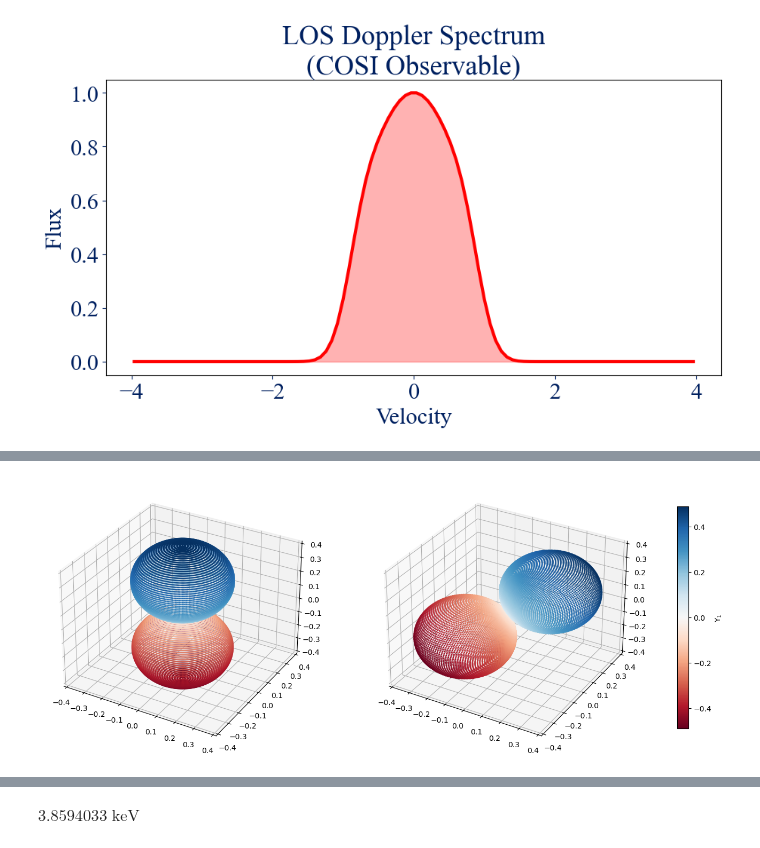
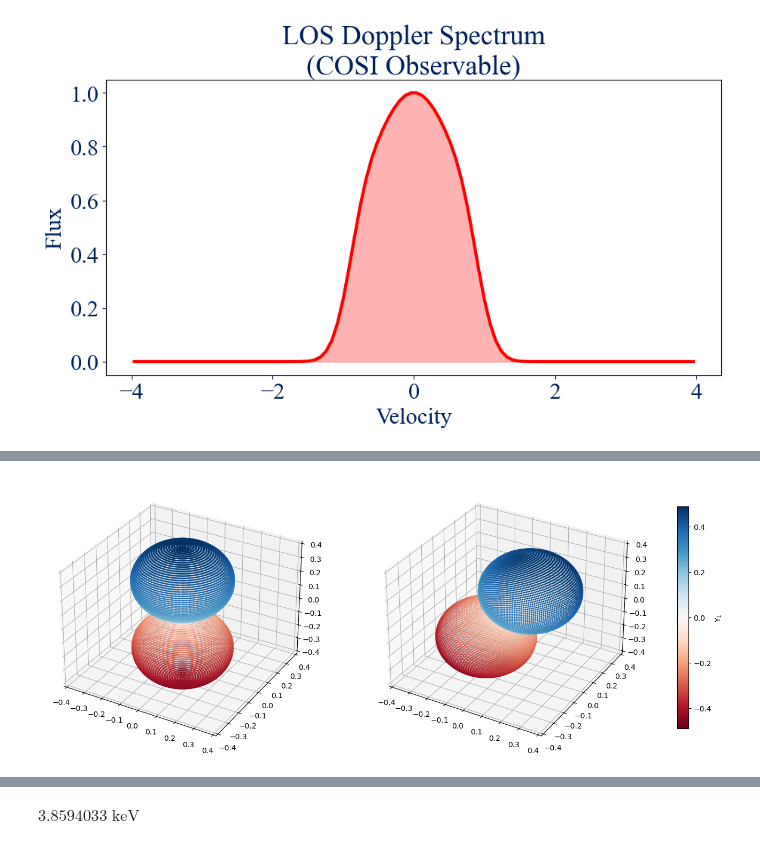
Before and after one commit to avalluvan/cosipy, a Jupyter notebook: docs/unbinned/image_deconvolution/SH_visualization_3.ipynb, the cells around one changed output, grey strips where cells are left out. Cells and saved outputs as stored; diff of their text form; code cells hidden in the pictures.

```diff
--- a/docs/unbinned/image_deconvolution/SH_visualization_3.ipynb
+++ b/docs/unbinned/image_deconvolution/SH_visualization_3.ipynb
@@ -235,0 +190,27 @@ X_rot,  Y_rot, Z_rot = spherical_to_cartesian(np.abs(Y_1_rot),  THETA, PHI)
+# %%
+def rotate_sph_harm(l, m_source, R, THETA, PHI):
+    """
+    Rotate Y_l^{m_source} to a new axis defined by rotation matrix R,
+    re-expressed on the original (THETA, PHI) grid via Wigner D-matrix.
+
+    Returns
+    -------
+    Y_rot  : (THETA, PHI) ndarray  — rotated harmonic (real)
+    X_rot, Y_rot_c, Z_rot          — rotated Cartesian surface
+    """
+    # ── Quaternion from rotation matrix ──
+    x, y, z, w = R.as_quat()   # scipy: scalar-last → quaternionic: scalar-first
+    quat = quaternionic.array([w, x, y, z])
+
+    # ── Wigner D-matrix ──
+    wig = spherical.Wigner(l)
+    D   = wig.D(quat)
+
+    # ── Rotated harmonic: Ỹ_l^0 = Σ_{m'} D^(l)*_{m',0} · Y_l^{m'} ──
+    Y_rot = np.zeros_like(THETA, dtype=complex)
+    for mp in range(-l, l+1):
+        D_coeff = D[wig.Dindex(l, mp, m_source)].conj()
+        Y_rot  += D_coeff * sph_harm_y(l, mp, THETA, PHI)
+    Y_rot = Y_rot.real
+
+    return Y_rot
@@ -236,13 +288,27 @@ X_rot,  Y_rot, Z_rot = spherical_to_cartesian(np.abs(Y_1_rot),  THETA, PHI)
+# %%
+l, m = 1, 0
+
+# Define rotation
+theta_rot, phi_rot = np.pi/6, 0
+R = get_rotation_matrix(theta_rot, phi_rot)
+
+# ── Original harmonic ──
+Y_1_orig = sph_harm_y(l, m, THETA, PHI).real
+X_cart, Y_cart, Z_cart = spherical_to_cartesian(np.abs(Y_1_orig), THETA, PHI)
+
+# -- Rotated harmonic ──
+Y_1_rot = rotate_sph_harm(l, m, R, THETA, PHI)
+X_cart_rot, Y_cart_rot, Z_cart_rot = spherical_to_cartesian(np.abs(Y_1_rot), THETA, PHI)
 # %%
 fig, axs = plt.subplots(1, 2, figsize=(18, 9), subplot_kw={'projection': '3d'})
 
-sc = axs[0].scatter(X_cart, Y_cart, Z_cart, s=1, c=Y_1, cmap='RdBu')
+sc = axs[0].scatter(X_cart, Y_cart, Z_cart, s=1, c=Y_1_orig, cmap='RdBu')
 axs[0].set_xlim(-0.4, 0.4); axs[0].set_ylim(-0.4, 0.4); axs[0].set_zlim(-0.4, 0.4)
 
-sc = axs[1].scatter(X_rot, Y_rot, Z_rot, s=1, c=Y_1_rot, cmap='RdBu')
+sc = axs[1].scatter(X_cart_rot, Y_cart_rot, Z_cart_rot, s=1, c=Y_1_rot, cmap='RdBu')
 axs[1].set_xlim(-0.4, 0.4); axs[1].set_ylim(-0.4, 0.4); axs[1].set_zlim(-0.4, 0.4)
 
 plt.colorbar(sc, ax=axs, shrink=0.6, label='Y$_1$')
 plt.show()
 # %% [output]
-[figure, old version]
+[figure, new version]
```
Also changed, not shown: parts of 19 cells of this notebook.
